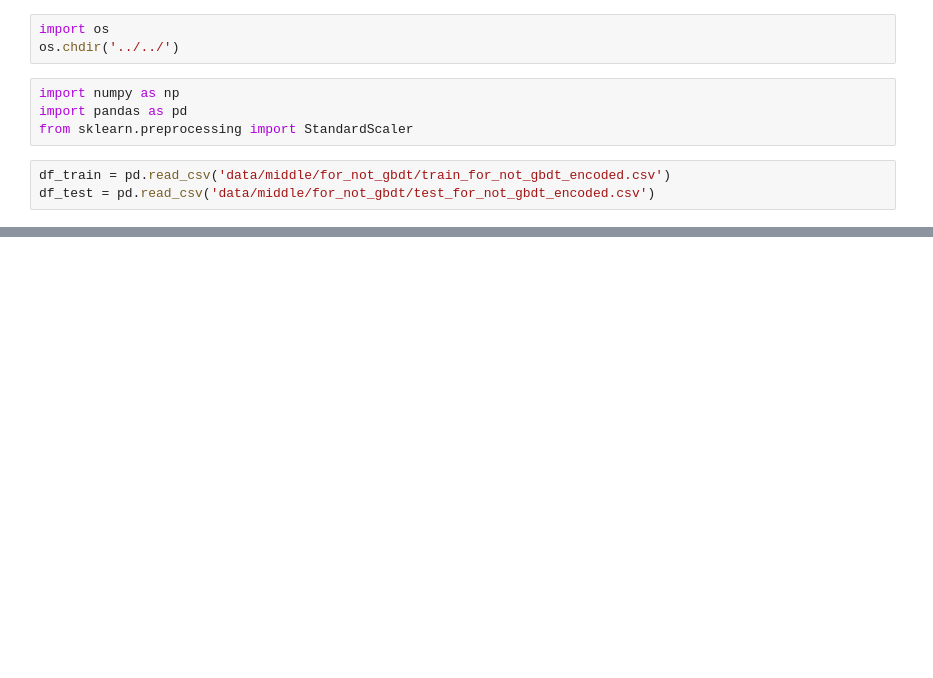
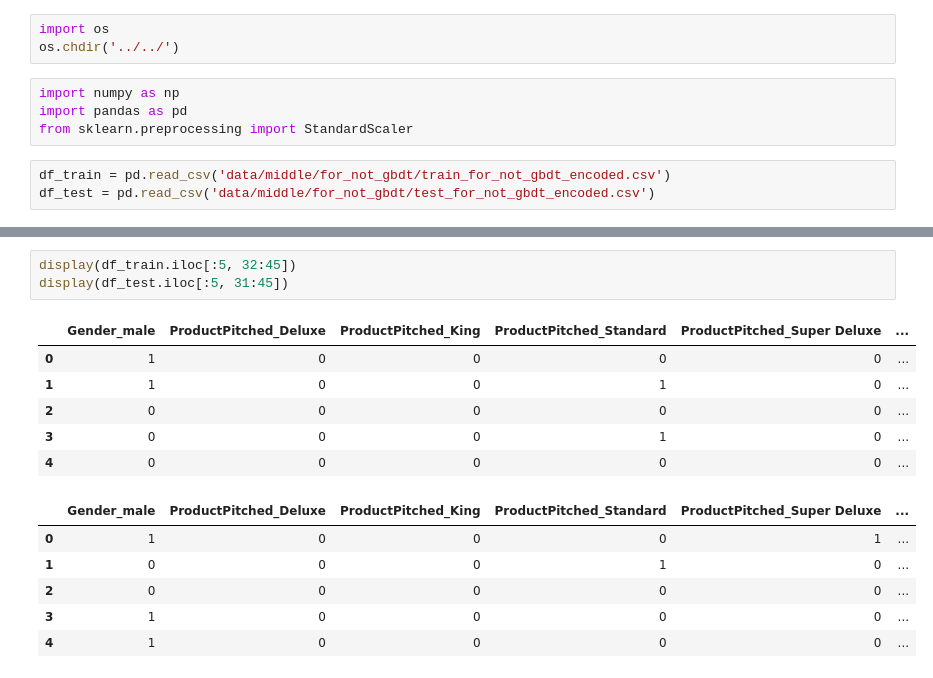
Before and after one commit to RickHub0115/SIGNATE-Summer-Cup-2024, a Jupyter notebook: scr/feature_for_not_gbdt/scaled_for_not_gbdt.ipynb, the cells around one changed output, grey strips where cells are left out. Saved outputs shown, nothing was run; the diff lists cells and outputs as text; blank space fills up the shorter version.

```diff
--- a/scr/feature_for_not_gbdt/scaled_for_not_gbdt.ipynb
+++ b/scr/feature_for_not_gbdt/scaled_for_not_gbdt.ipynb
@@ -54,0 +82,16 @@ for col in columns:
+# %%
+display(df_train.iloc[:5, 32:45])
+display(df_test.iloc[:5, 31:45])
+# %% [output]
+|  | Gender_male | ProductPitched_Deluxe | ProductPitched_King | ProductPitched_Standard | ProductPitched_Super Deluxe | ... |
+| 0 | 1 | 0 | 0 | 0 | 0 | ... |
+| 1 | 1 | 0 | 0 | 1 | 0 | ... |
+| 2 | 0 | 0 | 0 | 0 | 0 | ... |
+| 3 | 0 | 0 | 0 | 1 | 0 | ... |
+| 4 | 0 | 0 | 0 | 0 | 0 | ... |
+|  | Gender_male | ProductPitched_Deluxe | ProductPitched_King | ProductPitched_Standard | ProductPitched_Super Deluxe | ... |
+| 0 | 1 | 0 | 0 | 0 | 1 | ... |
+| 1 | 0 | 0 | 0 | 1 | 0 | ... |
+| 2 | 0 | 0 | 0 | 0 | 0 | ... |
+| 3 | 1 | 0 | 0 | 0 | 0 | ... |
+| 4 | 1 | 0 | 0 | 0 | 0 | ... |
```
Also changed, not shown: parts of 9 cells of this notebook, 3 other files.
